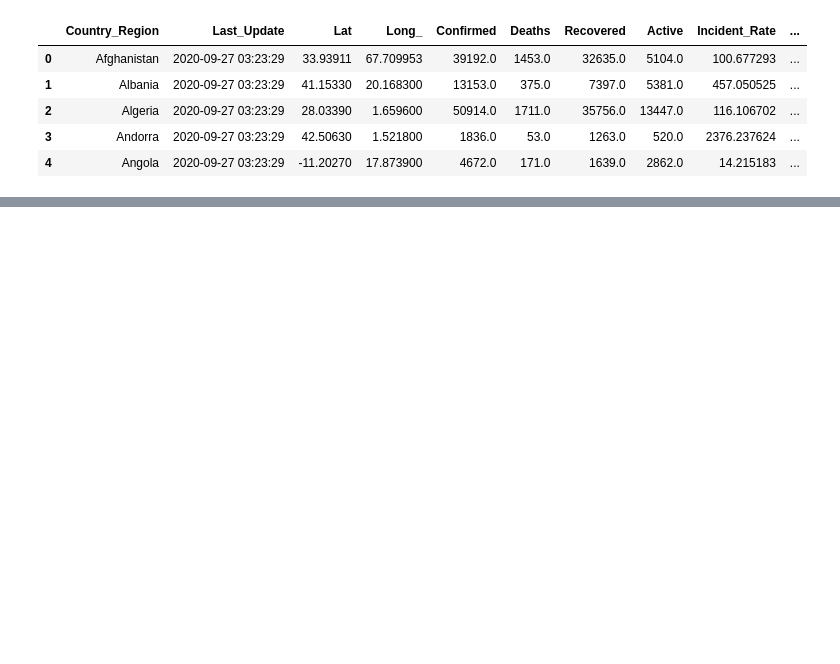
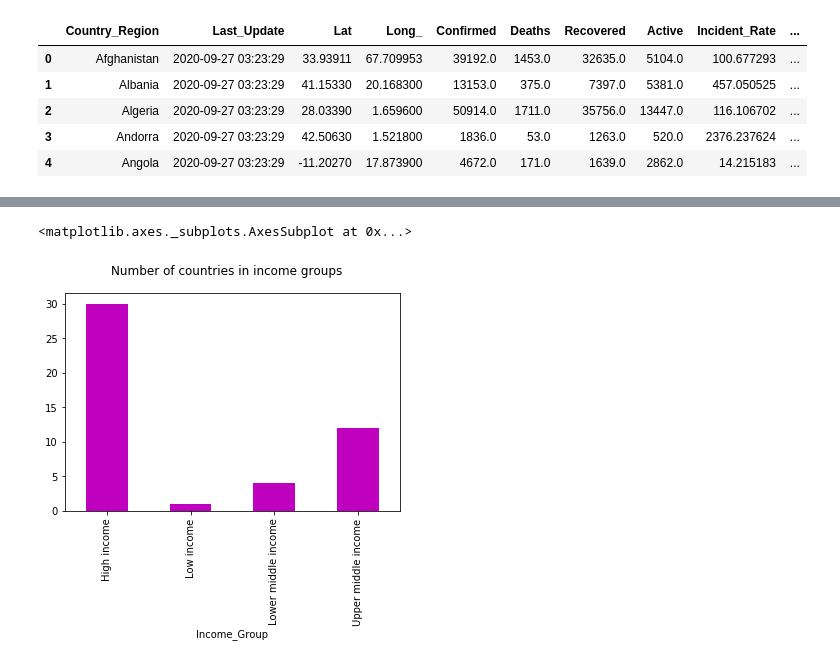
Before and after one commit to DS4All-2020-Team-8/Team8_DS4A, a Jupyter notebook: policies_stats.ipynb, the cells around one changed output, grey strips where cells are left out. Drawn from its saved outputs; the diff is of its cells as text; code cells hidden in the pictures; blank space fills up the shorter version.

Commit message:
Added pop den and income datasets and plots based on them

```diff
--- a/policies_stats.ipynb
+++ b/policies_stats.ipynb
@@ -155,0 +257,5 @@ fig.show()
+# %%
+income_country.loc[income_country['TableName'] == 'Russian Federation', 'TableName'] = "Russia"
+# %%
+income_country = income_country[['TableName', 'IncomeGroup']]
+income_country.head()
@@ -155,0 +269,17 @@ fig.show()
+# %%
+df['Income_Group'] = ""
+# %%
+for country in df['countryname']:
+    conf = income_country['IncomeGroup'][income_country['TableName'] == country]
+    mask = df['countryname'] == country
+    if conf.empty:
+        df.loc[mask,'Income_Group'] = "Empty"
+    else:
+        df.loc[mask,'Income_Group'] = str(conf.values[0])
+# %%
+fig = plt.figure()
+fig.suptitle('Number of countries in income groups')
+df.groupby('Income_Group')['countryname'].count().plot(kind='bar', color='m')
+# %% [output]
+<matplotlib.axes._subplots.AxesSubplot at 0x...>
+[figure, added]
```
Also changed, not shown: parts of 15 cells of this notebook, 7 other files.
